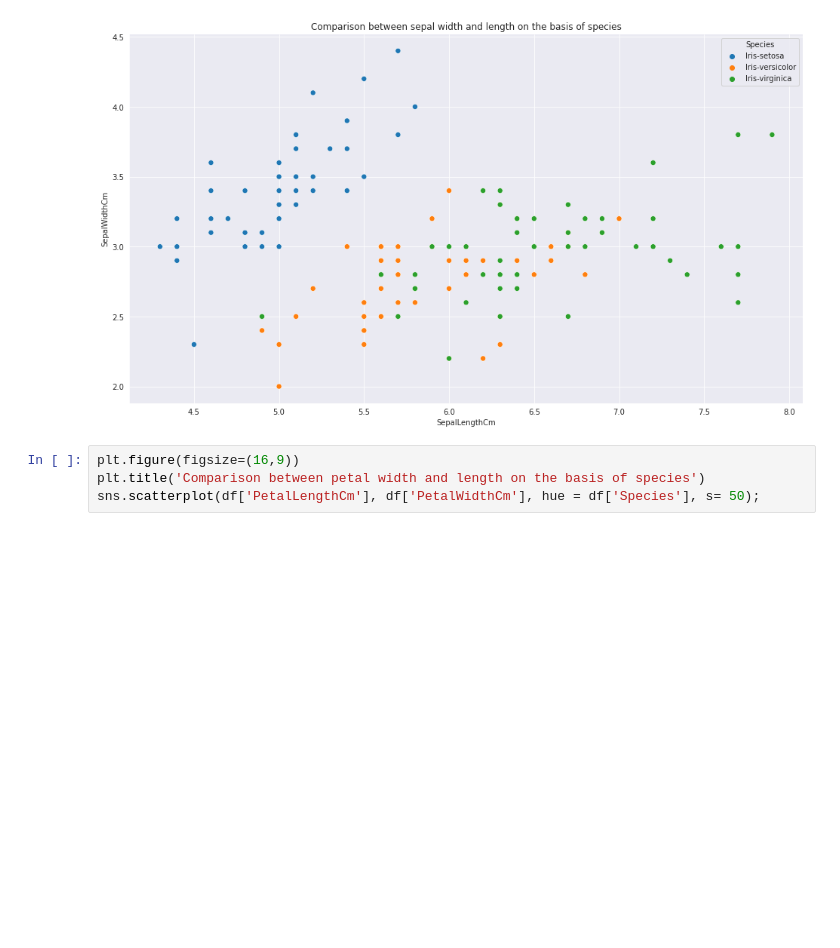
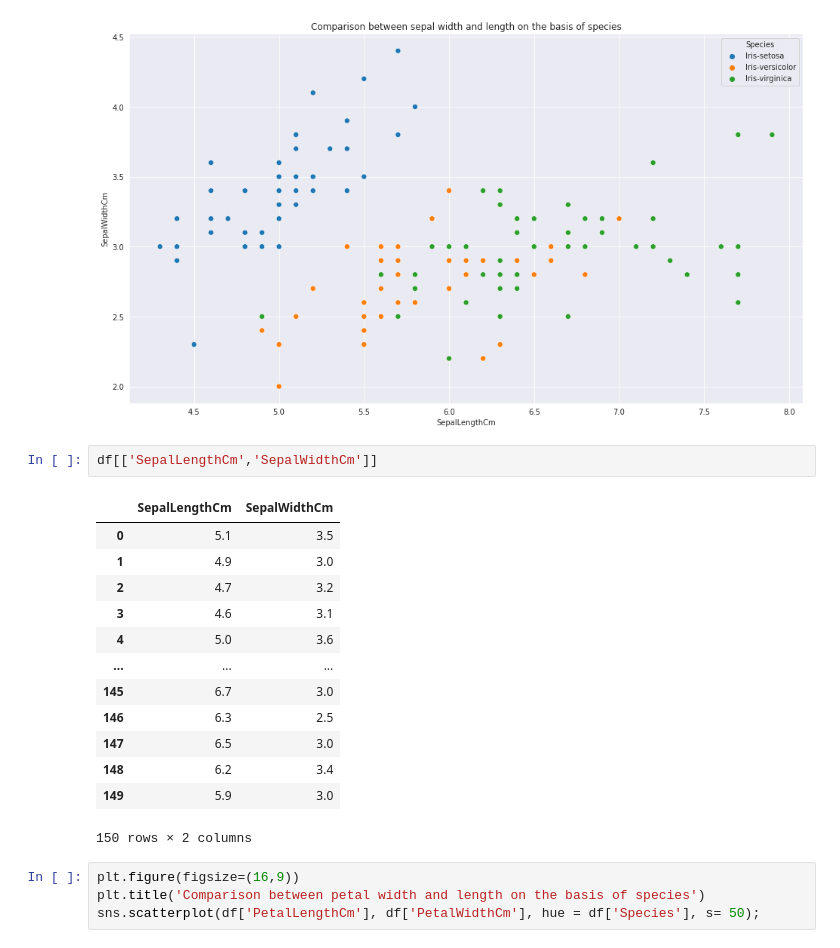
Before and after one commit to shandytp/mlsj-dsc-umm, a Jupyter notebook: Decision_Tree.ipynb, the cells around one changed output. Saved outputs shown, nothing was run; the diff lists cells and outputs as text; blank space fills up the shorter version.

```diff
--- a/Decision_Tree.ipynb
+++ b/Decision_Tree.ipynb
@@ -103,6 +103,22 @@ plt.title('Comparison between sepal width and length on the basis of species')
 sns.scatterplot(df['SepalLengthCm'], df['SepalWidthCm'], hue = df['Species'], s= 50);
 # %% [output]
 [figure]
+# %%
+df[['SepalLengthCm','SepalWidthCm']]
+# %% [output]
+|  | SepalLengthCm | SepalWidthCm |
+| 0 | 5.1 | 3.5 |
+| 1 | 4.9 | 3.0 |
+| 2 | 4.7 | 3.2 |
+| 3 | 4.6 | 3.1 |
+| 4 | 5.0 | 3.6 |
+| ... | ... | ... |
+| 145 | 6.7 | 3.0 |
+| 146 | 6.3 | 2.5 |
+| 147 | 6.5 | 3.0 |
+| 148 | 6.2 | 3.4 |
+| 149 | 5.9 | 3.0 |
+150 rows × 2 columns
 # %%
 plt.figure(figsize=(16,9))
 plt.title('Comparison between petal width and length on the basis of species')
```
Also changed, not shown: parts of 17 cells of this notebook.
